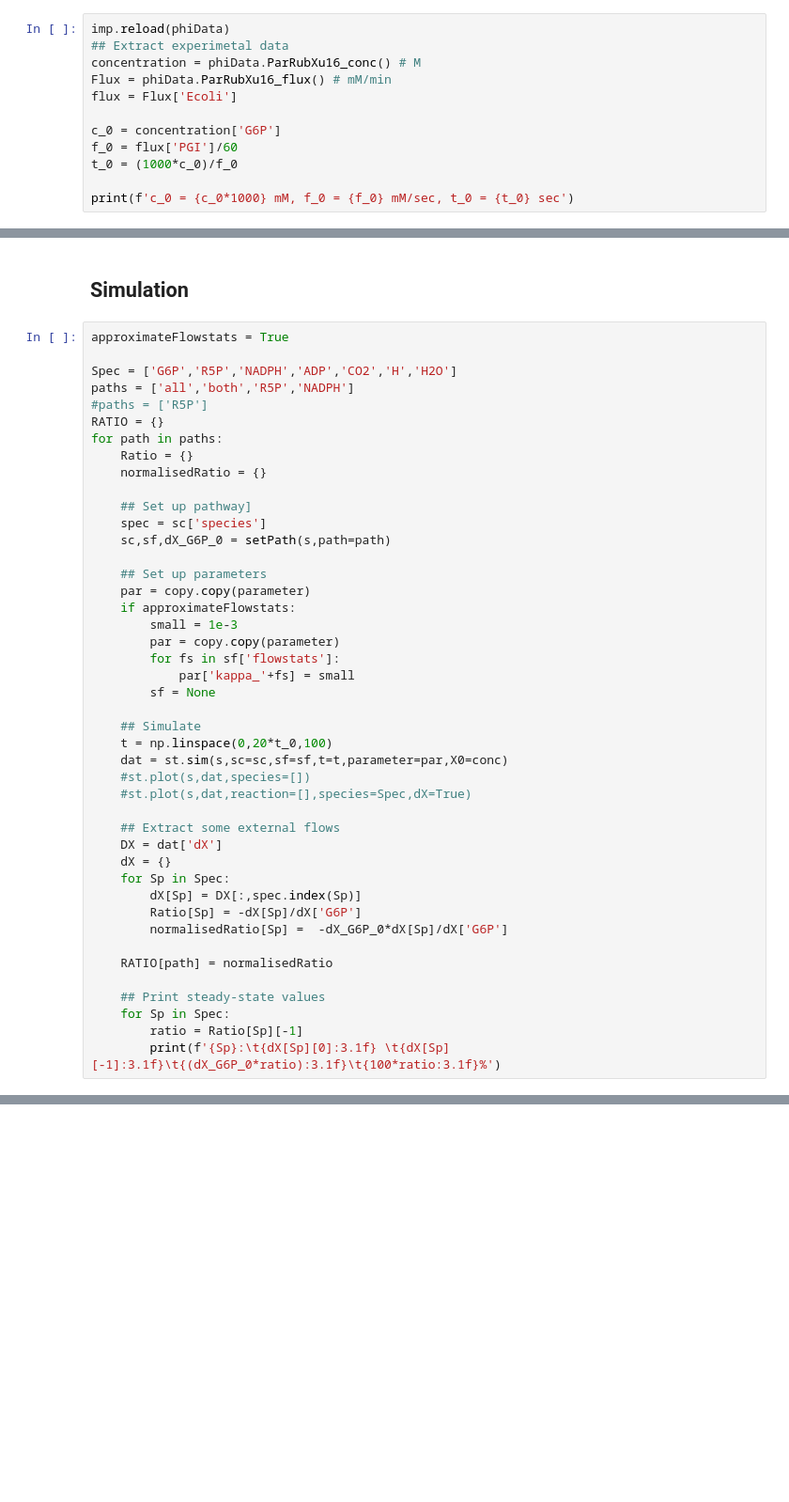
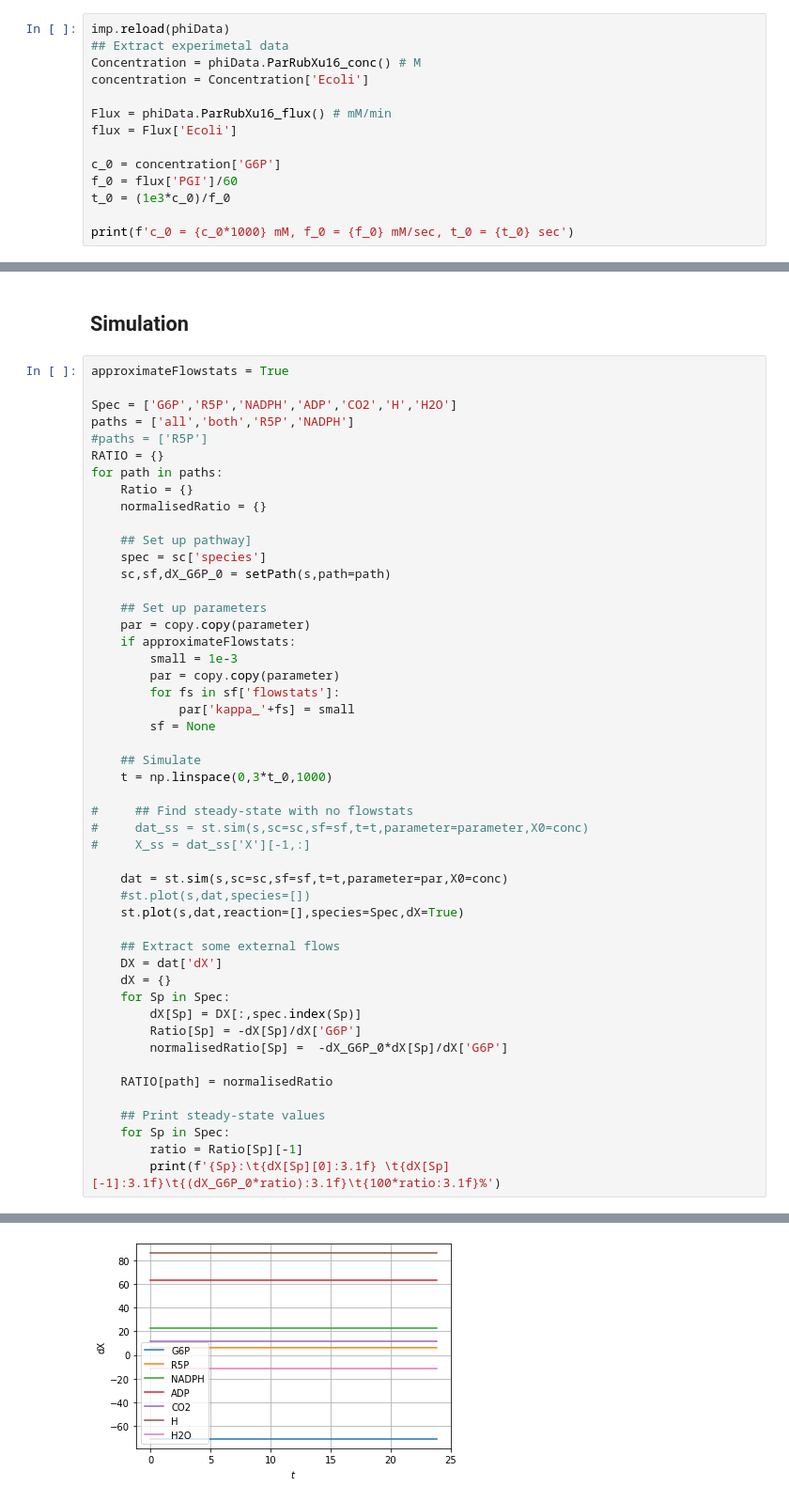
Before and after one commit to mic-pan/GawPanCra21, a Jupyter notebook: Parameter.ipynb, the cells around one changed output, grey strips where cells are left out. Shown: that part at 94% size. Cells and saved outputs as stored; diff of their text form; blank space fills up the shorter version.

```diff
--- a/Parameter.ipynb
+++ b/Parameter.ipynb
@@ -440,13 +516,15 @@ def reactionConstant(s,phi_est,f_est,alpha=1):
 # %%
 imp.reload(phiData)
 ## Extract experimetal data
-concentration = phiData.ParRubXu16_conc() # M
+Concentration = phiData.ParRubXu16_conc() # M
+concentration = Concentration['Ecoli']
+
 Flux = phiData.ParRubXu16_flux() # mM/min
 flux = Flux['Ecoli']
 
 c_0 = concentration['G6P']
 f_0 = flux['PGI']/60
-t_0 = (1000*c_0)/f_0
+t_0 = (1e3*c_0)/f_0
 
 print(f'c_0 = {c_0*1000} mM, f_0 = {f_0} mM/sec, t_0 = {t_0} sec')
 # %% [output]
@@ -684,10 +777,15 @@ for path in paths:
         sf = None
 
     ## Simulate
-    t = np.linspace(0,20*t_0,100)
+    t = np.linspace(0,3*t_0,1000)
+
+#     ## Find steady-state with no flowstats
+#     dat_ss = st.sim(s,sc=sc,sf=sf,t=t,parameter=parameter,X0=conc)
+#     X_ss = dat_ss['X'][-1,:]
+
     dat = st.sim(s,sc=sc,sf=sf,t=t,parameter=par,X0=conc)
     #st.plot(s,dat,species=[])
-    #st.plot(s,dat,reaction=[],species=Spec,dX=True)
+    st.plot(s,dat,reaction=[],species=Spec,dX=True)
 
     ## Extract some external flows
     DX = dat['dX']
@@ -723,0 +806 @@ H2O:    -11.6   -11.6   -6.0    -600.0%
+[figure, added]
```
Also changed, not shown: parts of 35 cells of this notebook, 2 other files.
